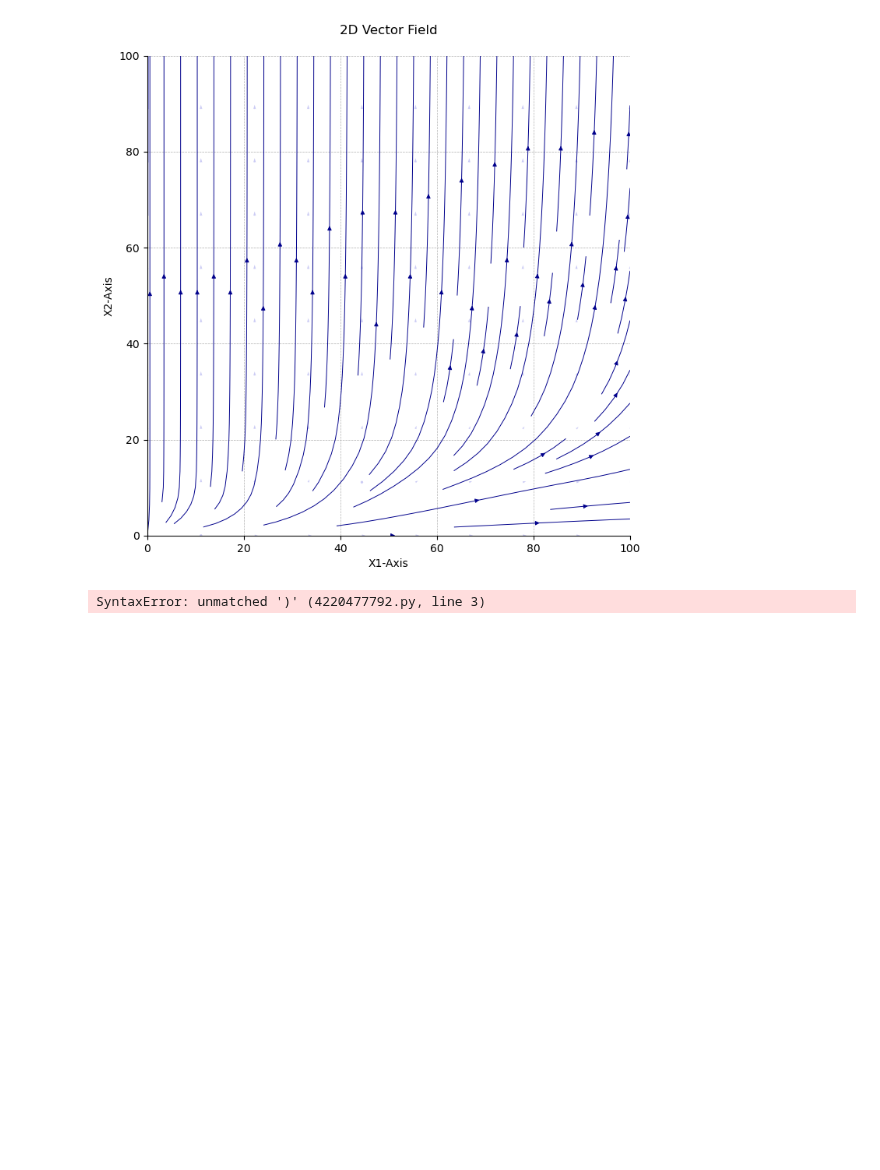
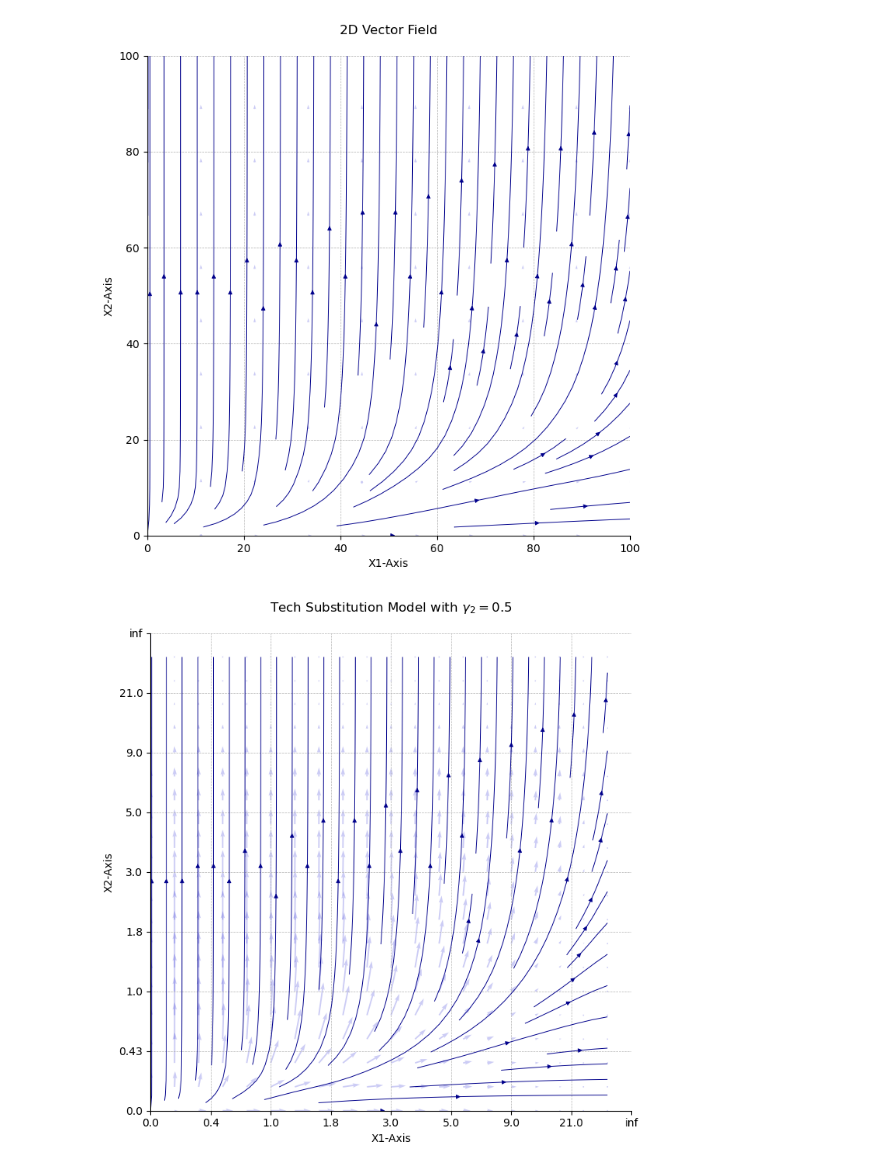
Before and after one commit to Lighfe/mdp-world-model, a Jupyter notebook: data_generation/visualization/plot_tests.ipynb, the cells around one changed output. Drawn from its saved outputs; the diff is of its cells as text; code cells hidden in the pictures; blank space fills up the shorter version.

```diff
--- a/data_generation/visualization/plot_tests.ipynb
+++ b/data_generation/visualization/plot_tests.ipynb
@@ -83,9 +79,9 @@ plot_2D_vector_field_over_grid(easygrid, solver, control=0.5, display_vectorfiel
 # %%
 title = r"Tech Substitution Model with $\gamma_{2} = 0.5$"
 save_to_path = "./figures/tech_sub_05.png"
-plot_2D_vector_field_over_grid(infgrid, solver, 1), display_vectorfield=True, resolution=21, title= title, save_to=save_to_path, display_grid=True, display_vectorfield_magnitude=False)
+plot_2D_vector_field_over_grid(infgrid, solver, 0.5, display_vectorfield=True, resolution=21, title= title, display_grid=True, display_vectorfield_magnitude=False)
 # %% [output]
-SyntaxError: unmatched ')' (4220477792.py, line 3)
+[figure, added]
 # %%
 fig, axes = plt.subplots(figsize=(8, 8))
 
```
Also changed, not shown: parts of 6 cells of this notebook, 1 other file.
